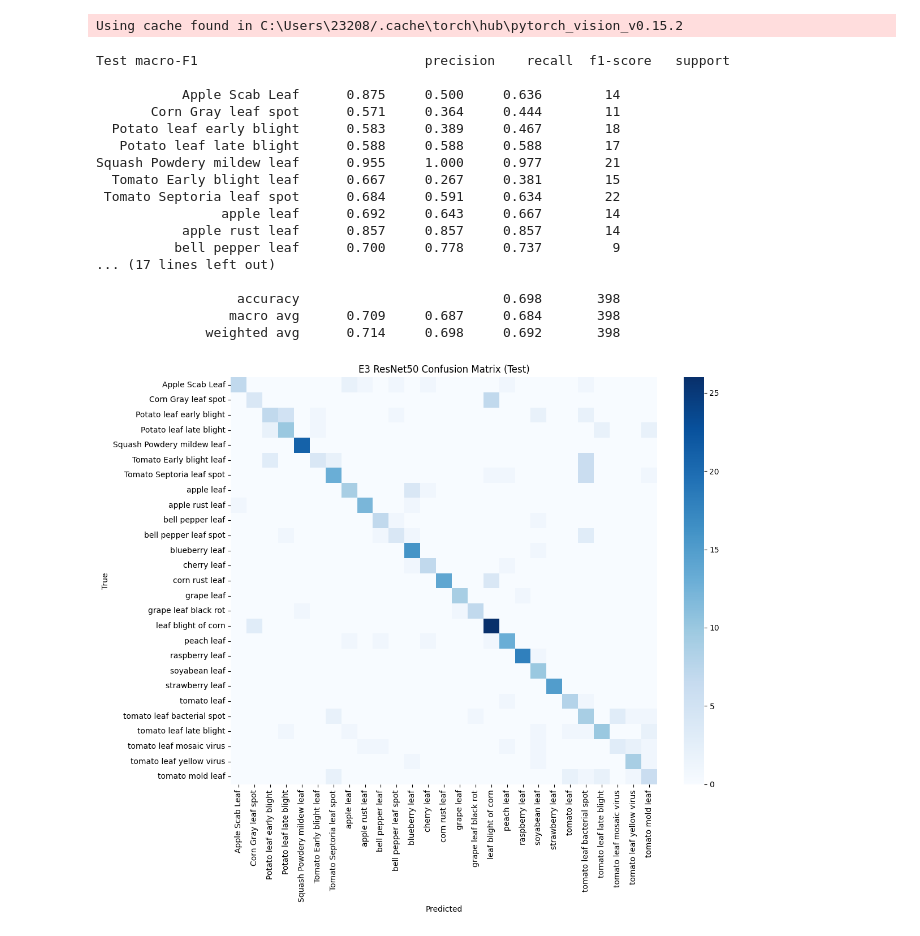
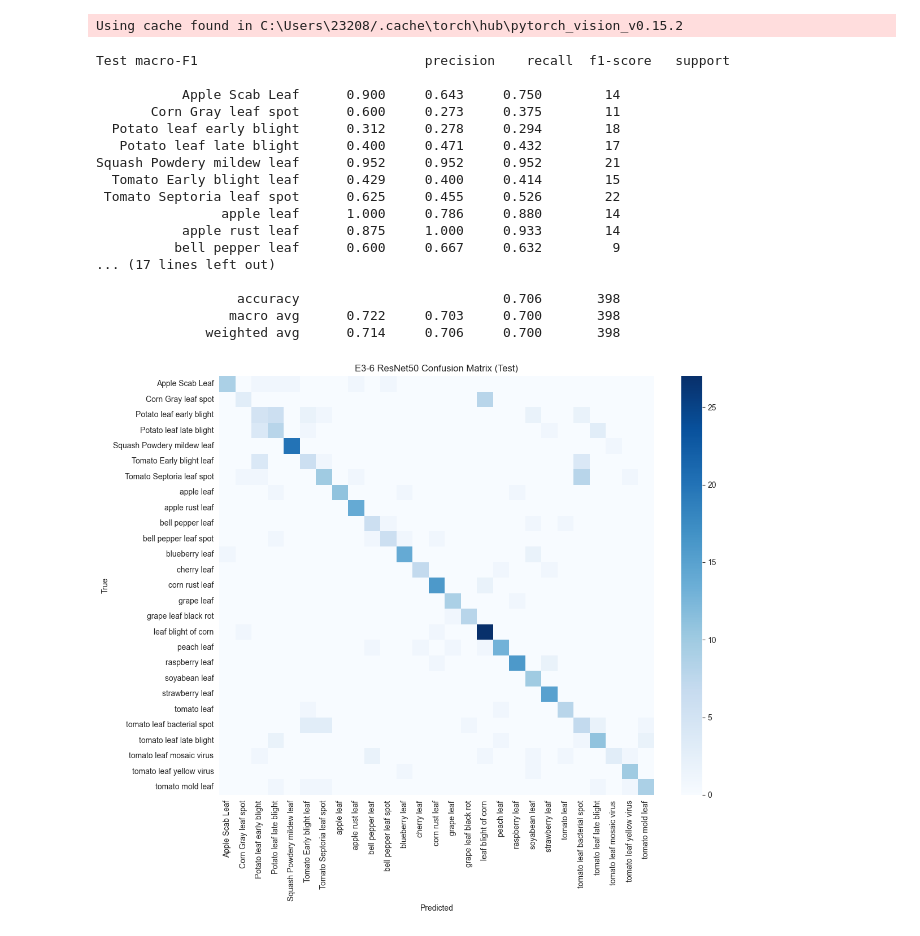
Before and after one commit to AltheD/PlantDoc, a Jupyter notebook: notebooks/30_failure_analysis.ipynb, the cells around one changed output. Drawn from its saved outputs; the diff is of its cells as text; code cells hidden in the pictures.

```diff
--- a/notebooks/30_failure_analysis.ipynb
+++ b/notebooks/30_failure_analysis.ipynb
@@ -28,7 +26,7 @@ except ImportError:
 # %%
 SPLIT_JSON = Path("../data/splits/plantdoc_split_seed42.json")
 PROCESSED_ROOT = Path("../data/processed/plantdoc_224")
-CHECKPOINT_PATH = Path("../outputs/checkpoints/E3_resnet50_basic_aug_best.pt")
+CHECKPOINT_PATH = Path("../outputs/checkpoints/E3_6_resnet50_strong_aug_warmup_best.pt")
 DEVICE = "cuda" if torch.cuda.is_available() else "cpu"
 
 with SPLIT_JSON.open() as f:
@@ -92,32 +90,33 @@ print("Test macro-F1", classification_report(labels_test, preds_test, target_nam
 # %% [output]
 Test macro-F1                             precision    recall  f1-score   support
 
-           Apple Scab Leaf      0.875     0.500     0.636        14
-       Corn Gray leaf spot      0.571     0.364     0.444        11
-  Potato leaf early blight      0.583     0.389     0.467        18
-   Potato leaf late blight      0.588     0.588     0.588        17
-Squash Powdery mildew leaf      0.955     1.000     0.977        21
-  Tomato Early blight leaf      0.667     0.267     0.381        15
- Tomato Septoria leaf spot      0.684     0.591     0.634        22
-                apple leaf      0.692     0.643     0.667        14
-           apple rust leaf      0.857     0.857     0.857        14
-          bell pepper leaf      0.700     0.778     0.737         9
+           Apple Scab Leaf      0.900     0.643     0.750        14
+       Corn Gray leaf spot      0.600     0.273     0.375        11
+  Potato leaf early blight      0.312     0.278     0.294        18
+   Potato leaf late blight      0.400     0.471     0.432        17
+Squash Powdery mildew leaf      0.952     0.952     0.952        21
+  Tomato Early blight leaf      0.429     0.400     0.414        15
+ Tomato Septoria leaf spot      0.625     0.455     0.526        22
+                apple leaf      1.000     0.786     0.880        14
+           apple rust leaf      0.875     1.000     0.933        14
+          bell pepper leaf      0.600     0.667     0.632         9
 ... (17 lines left out)
 
-                  accuracy                          0.698       398
-                 macro avg      0.709     0.687     0.684       398
-              weighted avg      0.714     0.698     0.692       398
+                  accuracy                          0.706       398
+                 macro avg      0.722     0.703     0.700       398
+              weighted avg      0.714     0.706     0.700       398
 # %%
 cm = confusion_matrix(labels_test, preds_test)
 plt.figure(figsize=(12, 10))
 sns.heatmap(cm, cmap="Blues", xticklabels=CLASSES, yticklabels=CLASSES)
 plt.xlabel("Predicted")
 plt.ylabel("True")
-plt.title("E3 ResNet50 Confusion Matrix (Test)")
+plt.title("E3-6 ResNet50 Confusion Matrix (Test)")
 plt.tight_layout()
+plt.savefig("../outputs/figures/failure_case_1.png", dpi=180, bbox_inches="tight")
 plt.show()
 # %% [output]
-[figure, old version]
+[figure, new version]
 # %%
 confident_errors = []
 with torch.no_grad():
```
Also changed, not shown: parts of 4 cells of this notebook, 22 other files.
